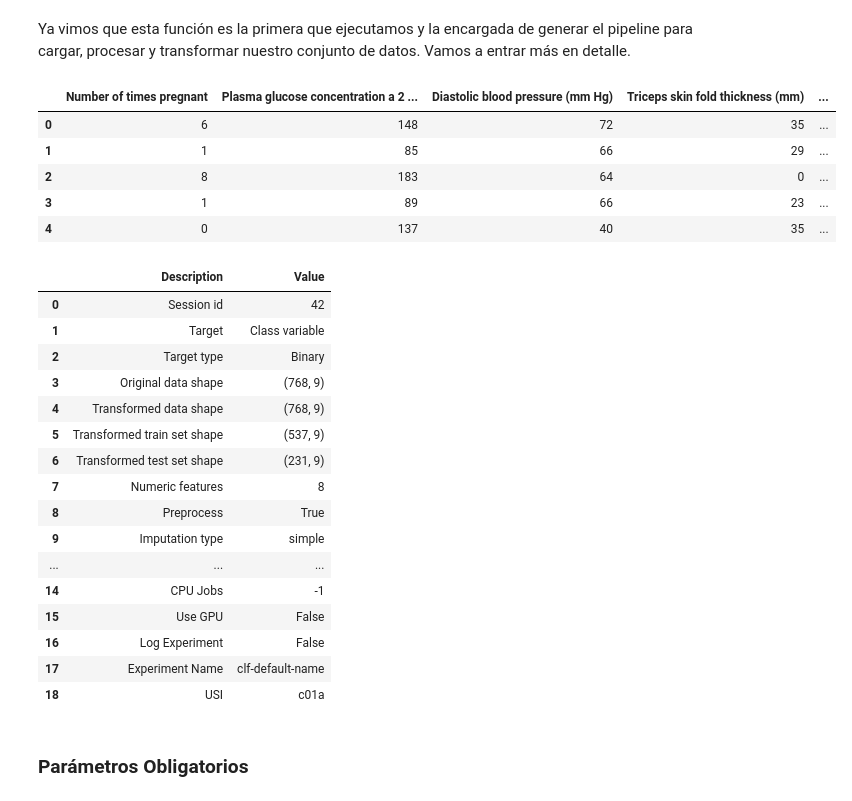
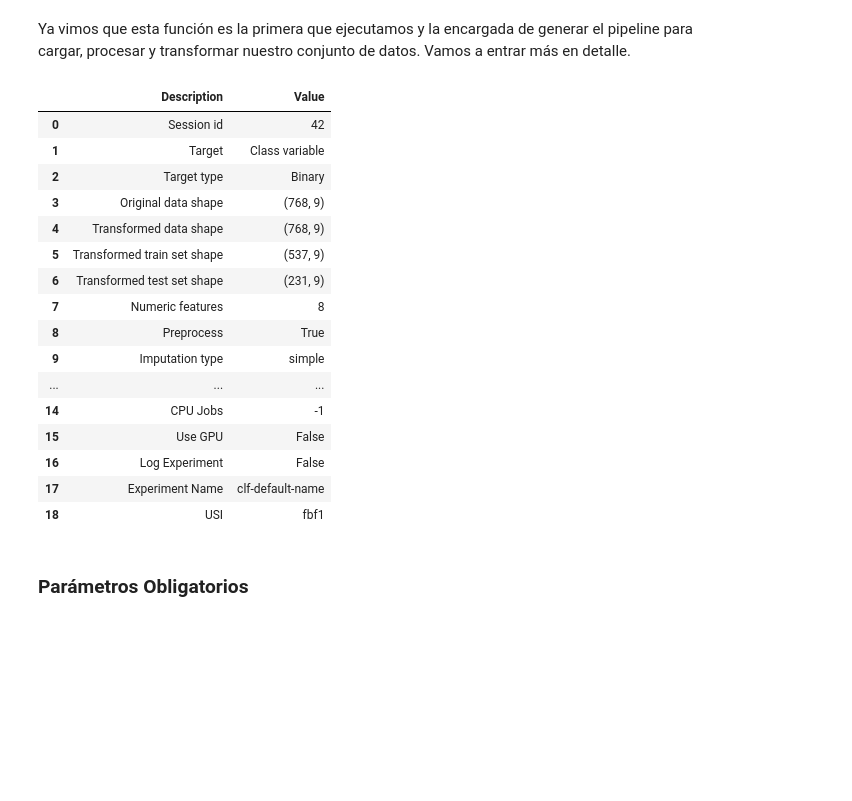
Before and after one commit to aleuse/pycaret, a Jupyter notebook: pycaret.ipynb, the cells around one changed output. Drawn from its saved outputs; the diff is of its cells as text; code cells hidden in the pictures; blank space fills up the shorter version.

```diff
--- a/pycaret.ipynb
+++ b/pycaret.ipynb
@@ -69,0 +60,3 @@ data = get_data('diabetes')
+# %%
+data = pd.read_csv(r'datasets/diabetes.csv')
+data.head()
@@ -321,34 +321,25 @@ predict_model(loaded_model, data=data)
 # %% [markdown]
 Ya vimos que esta función es la primera que ejecutamos y la encargada de generar el pipeline para cargar, procesar y transformar nuestro conjunto de datos. Vamos a entrar más en detalle.
 # %%
-from pycaret.datasets import get_data
-data = get_data('diabetes')
-from pycaret.classification import *
 s = setup(data, target = 'Class variable', session_id = 42)
 # %% [output]
-|  | Number of times pregnant | Plasma glucose concentration a 2 ... | Diastolic blood pressure (mm Hg) | Triceps skin fold thickness (mm) | ... |
-| 0 | 6 | 148 | 72 | 35 | ... |
-| 1 | 1 | 85 | 66 | 29 | ... |
-| 2 | 8 | 183 | 64 | 0 | ... |
-| 3 | 1 | 89 | 66 | 23 | ... |
-| 4 | 0 | 137 | 40 | 35 | ... |
+|  | Description | Value |
+| 0 | Session id | 42 |
+| 1 | Target | Class variable |
+| 2 | Target type | Binary |
+| 3 | Original data shape | (768, 9) |
+| 4 | Transformed data shape | (768, 9) |
+| 5 | Transformed train set shape | (537, 9) |
+| 6 | Transformed test set shape | (231, 9) |
+| 7 | Numeric features | 8 |
+| 8 | Preprocess | True |
+| 9 | Imputation type | simple |
+| ... | ... | ... |
+| 14 | CPU Jobs | -1 |
+| 15 | Use GPU | False |
+| 16 | Log Experiment | False |
+| 17 | Experiment Name | clf-default-name |
+| 18 | USI | fbf1 |
-|  | Description | Value |
-| 0 | Session id | 42 |
-| 1 | Target | Class variable |
-| 2 | Target type | Binary |
-| 3 | Original data shape | (768, 9) |
-| 4 | Transformed data shape | (768, 9) |
-| 5 | Transformed train set shape | (537, 9) |
-| 6 | Transformed test set shape | (231, 9) |
-| 7 | Numeric features | 8 |
-| 8 | Preprocess | True |
-| 9 | Imputation type | simple |
-| ... | ... | ... |
-| 14 | CPU Jobs | -1 |
-| 15 | Use GPU | False |
-| 16 | Log Experiment | False |
-| 17 | Experiment Name | clf-default-name |
-| 18 | USI | c01a |
 # %% [markdown]
 ### Parámetros Obligatorios
 # %% [markdown]
```
Also changed, not shown: parts of 66 cells of this notebook, 9 other files.
